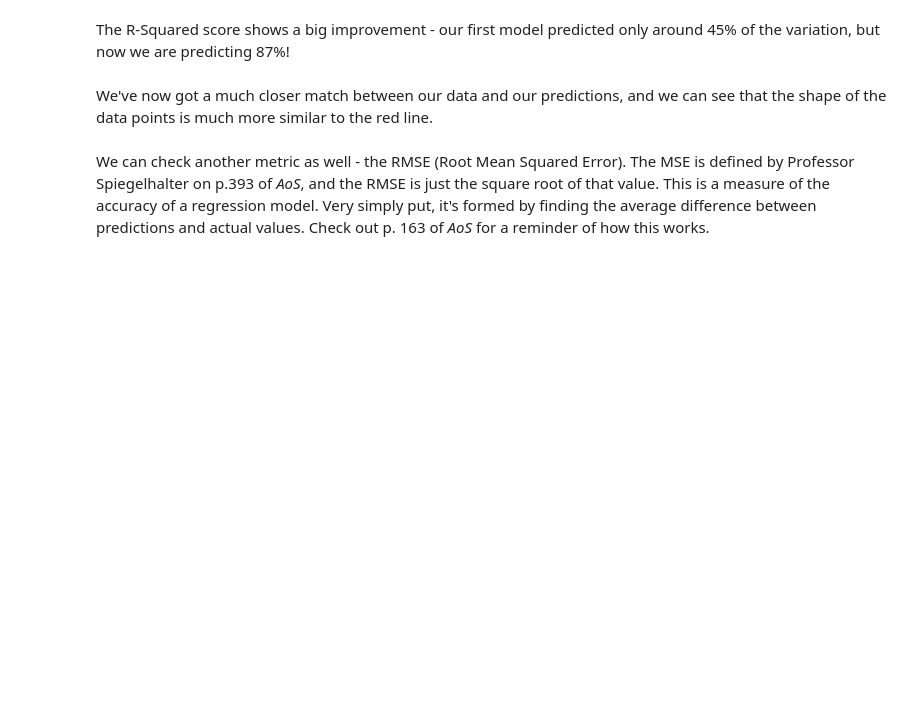
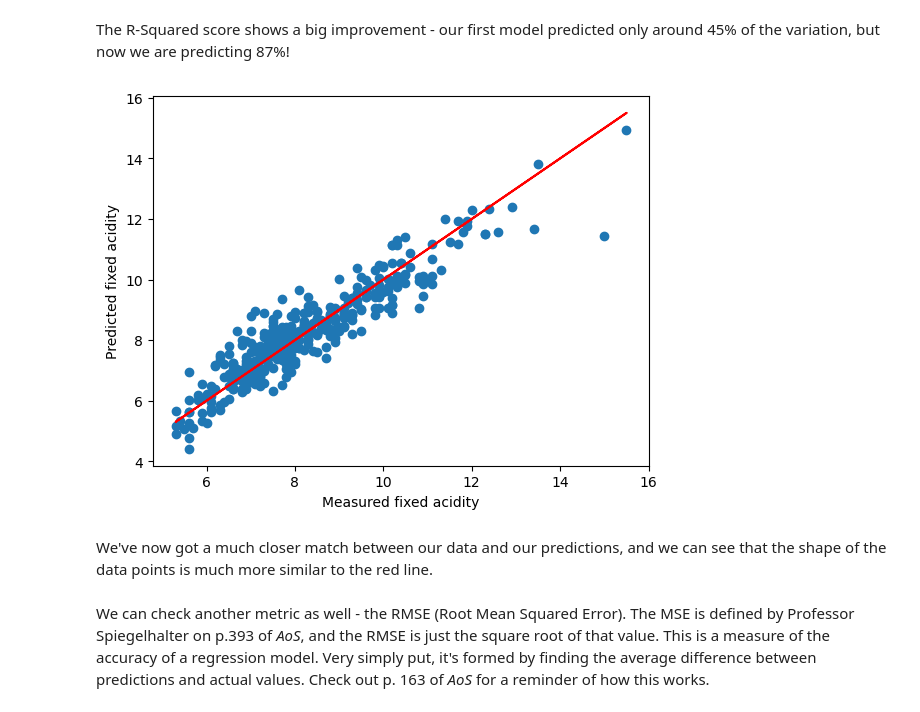
Before and after one commit to zjbrown0689/dsc, a Jupyter notebook: 11.4.1 Case Study - Linear Regression/Springboard Regression Case Study - the Red Wine Dataset - Tier 3.ipynb, the cells around one changed output. Drawn from its saved outputs; the diff is of its cells as text; code cells hidden in the pictures; blank space fills up the shorter version.

```diff
--- a/11.4.1 Case Study - Linear Regression/Springboard Regression Case Study - the Red Wine Dataset - Tier 3.ipynb
+++ b/11.4.1 Case Study - Linear Regression/Springboard Regression Case Study - the Red Wine Dataset - Tier 3.ipynb
@@ -357,20 +384,19 @@ Remember, as Professor Spiegelhalter explains on p.132 of *AoS*, including more
 # Create test and train datasets
 # This is again very similar, but now we include more columns in the predictors
 # Include all columns from data in the explanatory variables X except fixed.acidity and quality (which was an integer)
-_ _ _
+explanatory = data.drop(columns = ['fixed.acidity', 'quality'])
 
 # Create constants for X, so the model knows its bounds
-_ _ _
-
+Xplanatory = sm.add_constant(explanatory)
 
 # Split the data
-_ _ _
+X_train, X_test, y_tr, y_te = train_test_split(Xplanatory, y, test_size=0.25)
 # %%
 # We can use almost identical code to create the third model, because it is the same algorithm, just different inputs
 # Create the model
-_ _ _
+MLR = sm.OLS(y_tr, X_train)
 
 # Fit the model
-_ _ _
+res = MLR.fit()
 # %%
 # Evaluate the model
@@ -379,17 +436,21 @@ _ _ _
 The R-Squared score shows a big improvement - our first model predicted only around 45% of the variation, but now we are predicting 87%!
 # %%
 # Use our new model to make predictions
-_ _ _
+y_predicted = res.predict(X_test)
 # %%
 # Plot the predictions
 # Build a scatterplot
-_ _ _
+plt.scatter(x=y_te, y=y_predicted)
 
 # Add a line for perfect correlation
-_ _ _
+plt.plot(y_te, y_te, color='red')
 
 # Label it nicely
-_ _ _
+plt.xlabel('Measured fixed acidity')
+plt.ylabel('Predicted fixed acidity')
+plt.show()
+# %% [output]
+[figure, added]
 # %% [markdown]
 We've now got a much closer match between our data and our predictions, and we can see that the shape of the data points is much more similar to the red line.
 # %% [markdown]
```
Also changed, not shown: parts of 17 cells of this notebook.
